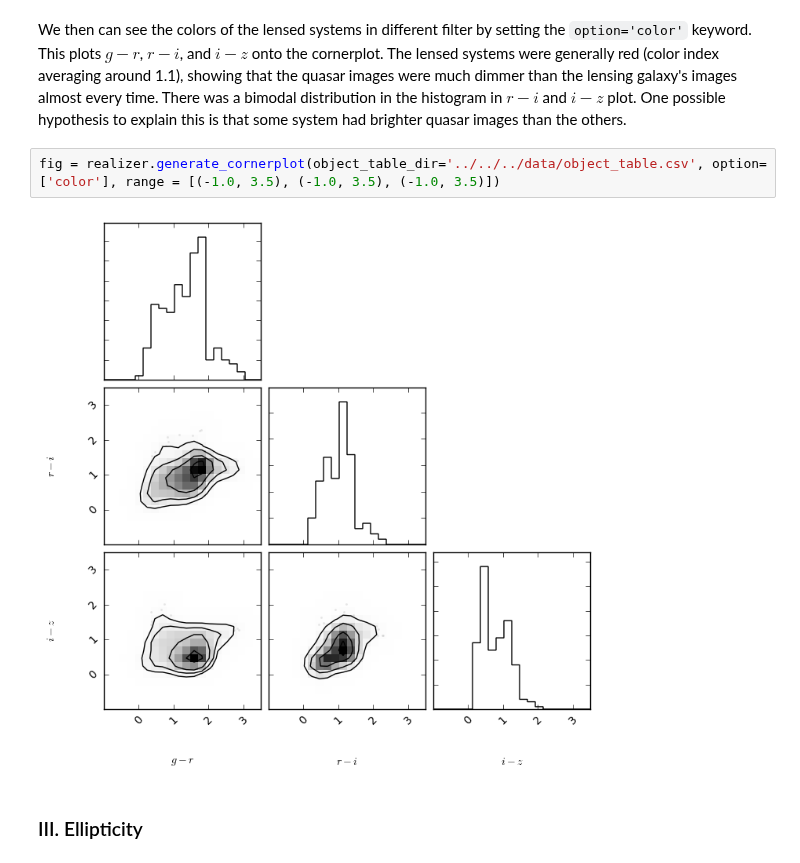
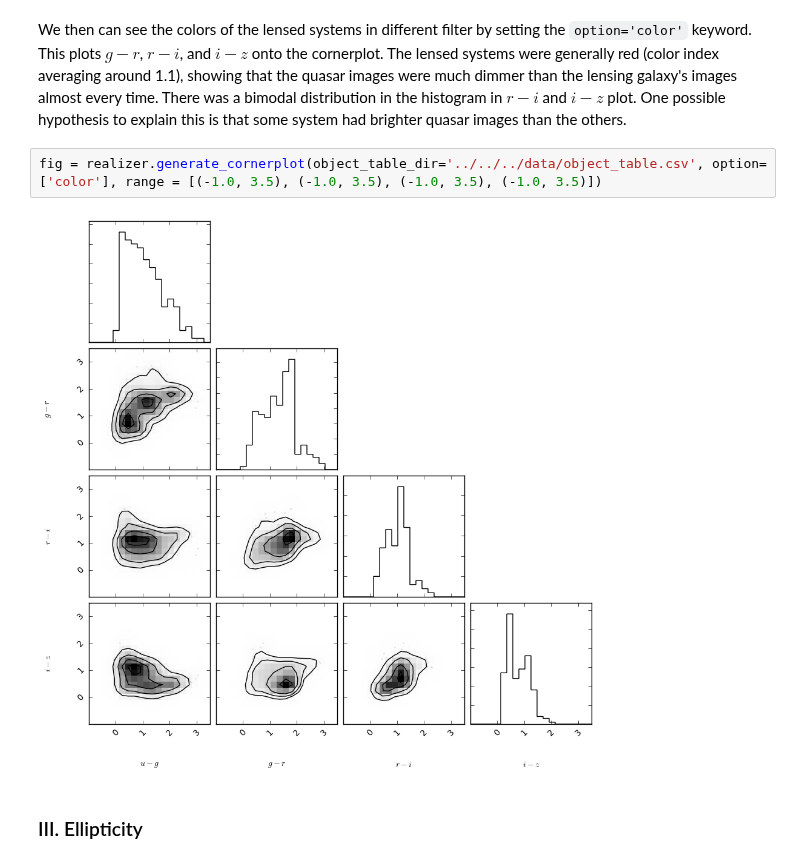
Before and after one commit to jiwoncpark/SLRealizer, a Jupyter notebook: python/desc/slrealizer/Cornerplot.ipynb, the cells around one changed output. Drawn from its saved outputs; the diff is of its cells as text.

```diff
--- a/python/desc/slrealizer/Cornerplot.ipynb
+++ b/python/desc/slrealizer/Cornerplot.ipynb
@@ -70,9 +70,9 @@ fig = realizer.generate_cornerplot(object_table_dir='../../../data/object_table.
 # %% [markdown]
 We then can see the colors of the lensed systems in different filter by setting the `option='color'` keyword. This plots $g-r$, $r-i$, and $i-z$ onto the cornerplot. The lensed systems were generally red (color index averaging around 1.1), showing that the quasar images were much dimmer than the lensing galaxy's images almost every time. There was a bimodal distribution in the histogram in $r-i$ and $i-z$ plot. One possible hypothesis to explain this is that some system had brighter quasar images than the others.
 # %%
-fig = realizer.generate_cornerplot(object_table_dir='../../../data/object_table.csv', option=['color'], range = [(-1.0, 3.5), (-1.0, 3.5), (-1.0, 3.5)])
+fig = realizer.generate_cornerplot(object_table_dir='../../../data/object_table.csv', option=['color'], range = [(-1.0, 3.5), (-1.0, 3.5), (-1.0, 3.5), (-1.0, 3.5)])
 # %% [output]
-[figure, old version]
+[figure, new version]
 # %% [markdown]
 ### III. Ellipticity
 # %% [markdown]
```
Also changed, not shown: parts of 3 cells of this notebook, 1 other file.
